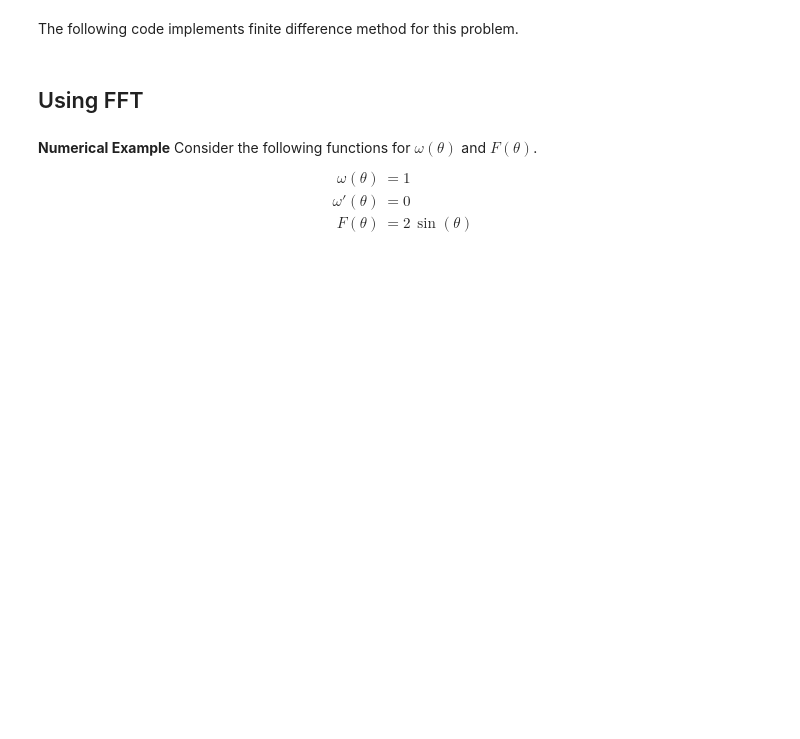
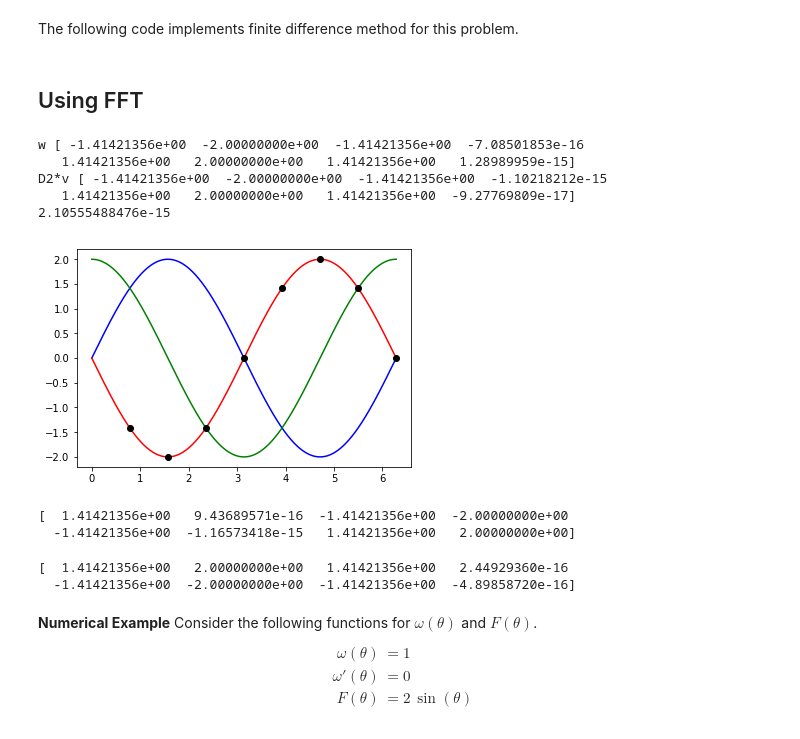
Before and after one commit to cristopherarenas/cc5_perturbation_analysis, a Jupyter notebook: Perturbation_Analysis_Parabolic_PDE.ipynb, the cells around one changed output. Cells and saved outputs as stored; diff of their text form; code cells hidden in the pictures; blank space fills up the shorter version.

```diff
--- a/Perturbation_Analysis_Parabolic_PDE.ipynb
+++ b/Perturbation_Analysis_Parabolic_PDE.ipynb
@@ -216,3 +216,15 @@ def implicit_method(w,wp,F,N,M,eps):
     return b
 # %% [markdown]
 ## Using FFT
+# %%
+def spectralDerivativeByFFT(v,nu=1):
+    if not np.all(np.isreal(v)):
+        raise ValueError('The input vector must be real')
+    N=v.shape[0]
+    K=np.fft.fftfreq(N)*N
+    iK=(1j*K)**nu
+    v_hat=np.fft.fft(v)
+    w_hat=iK*v_hat
+    if np.mod(nu,2)!=0:
+        w_hat[int(N/2)]=0
+    return np.real(np.fft.ifft(w_hat))
@@ -218,0 +233,25 @@ def implicit_method(w,wp,F,N,M,eps):
+# %%
+N = 8
+xx = np.linspace(0,2*np.pi,1000)
+x=np.linspace(2*np.pi/N,2*np.pi,N)
+u = lambda x: 2*np.sin(x)
+up = lambda x: 2*np.cos(x)
+upp = lambda x: -2*np.sin(x)
+v = u(x)
+w = spectralDerivativeByFFT(v,2)
+plt.plot(xx,u(xx),"b-")
+plt.plot(xx,up(xx),"g-")
+plt.plot(xx,upp(xx),"r-")
+plt.plot(x,w,"ko")
+
+D2 = my_D2_spec_2pi(N)
+print("w",w)
+print("D2*v",np.dot(D2,v))
+print(np.linalg.norm(w-np.dot(D2,v)))
+# %% [output]
+w [ -1.41421356e+00  -2.00000000e+00  -1.41421356e+00  -7.08501853e-16
+   1.41421356e+00   2.00000000e+00   1.41421356e+00   1.28989959e-15]
+D2*v [ -1.41421356e+00  -2.00000000e+00  -1.41421356e+00  -1.10218212e-15
+   1.41421356e+00   2.00000000e+00   1.41421356e+00  -9.27769809e-17]
+2.10555488476e-15
+[figure, added]
@@ -219,3 +276,13 @@ def implicit_method(w,wp,F,N,M,eps):
+# %%
+print(vp)
+# %% [output]
+[  1.41421356e+00   9.43689571e-16  -1.41421356e+00  -2.00000000e+00
+  -1.41421356e+00  -1.16573418e-15   1.41421356e+00   2.00000000e+00]
+# %%
+print(v)
+# %% [output]
+[  1.41421356e+00   2.00000000e+00   1.41421356e+00   2.44929360e-16
+  -1.41421356e+00  -2.00000000e+00  -1.41421356e+00  -4.89858720e-16]
 # %% [markdown]
 **Numerical Example**
 Consider the following functions for $\omega(\theta)$ and $F(\theta)$.
```
Also changed, not shown: parts of 3 cells of this notebook.
